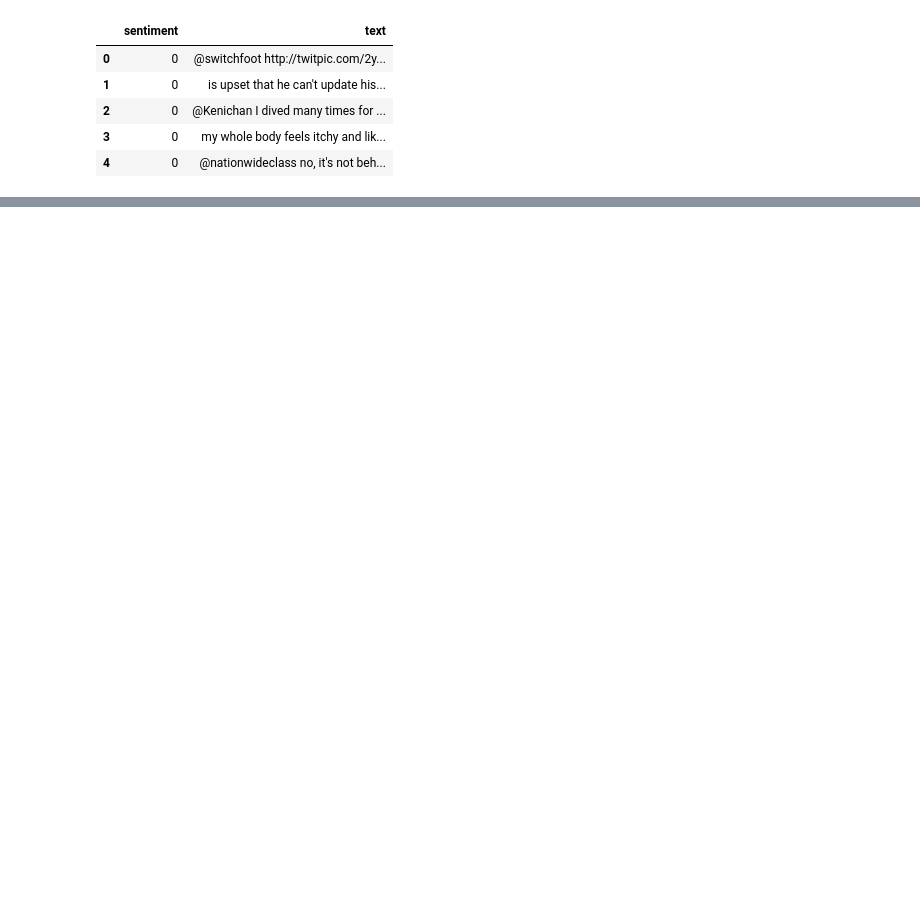
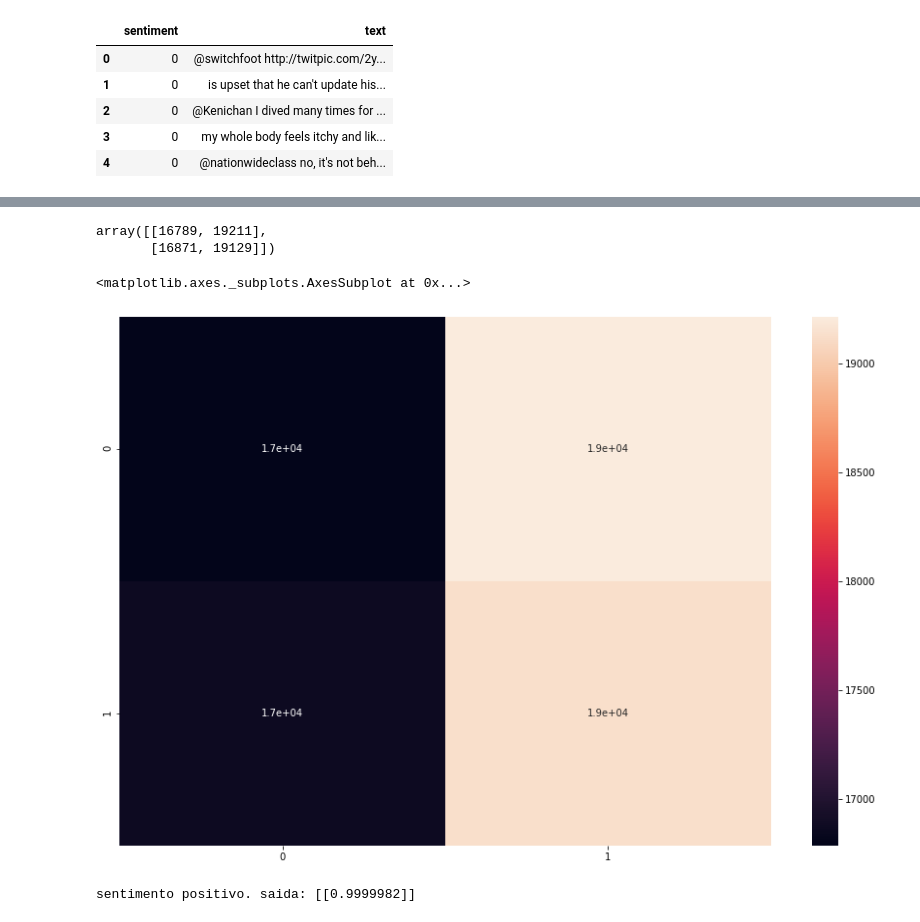
Before and after one commit to LaisFSGomes/Classificacao-de-Sentimentos-com-CNN, a Jupyter notebook: Classificação_de_Sentimentos_usando_Redes_Neurais_Convolucionais.ipynb, the cells around one changed output, grey strips where cells are left out. Cells and saved outputs as stored; diff of their text form; code cells hidden in the pictures; blank space fills up the shorter version.

```diff
--- a/Classificação_de_Sentimentos_usando_Redes_Neurais_Convolucionais.ipynb
+++ b/Classificação_de_Sentimentos_usando_Redes_Neurais_Convolucionais.ipynb
@@ -312,5 +272,4 @@ if ckpt_manager.latest_checkpoint:
 # %%
 #treinamento
-history = Dcnn.fit(train_inputs, train_labels, batch_size = batch_size, epochs = nb_epochs, verbose = 1, validation_split = 0.10)
-ckpt_manager.save()
+history = Dcnn.fit(train_X, train_y, batch_size = batch_size, epochs = nb_epochs, verbose = 1, validation_split = 0.10)
 # %% [output]
@@ -348,2 +291,2 @@ print(results) #erro, acurácia
 # %%
-y_pred_test = Dcnn.predict(test_inputs)
+y_preditor_test = Dcnn.predict(test_X)
@@ -424,0 +307,3 @@ array([[1.9747884e-05]], dtype=float32)
+# %%
+saida_treinamento = (y_preditor_test > 0.5)
+saida_treinamento
@@ -424,0 +333,31 @@ array([[1.9747884e-05]], dtype=float32)
+# %%
+cm = confusion_matrix(test_y, saida_treinamento)
+cm
+#reg da classe 0 classificado como 0 | reg da classe 0 classificado como 1
+#reg da classe 1 classificado como 1 | reg da classe 1 classificado como 1
+# %% [output]
+array([[16789, 19211],
+       [16871, 19129]])
+# %%
+fig, ax = plt.subplots(figsize=(15, 10))
+sns.heatmap(cm, annot=True)
+
+#linha vestical: classe
+#linha horizontal: como foi classificado
+
+#classe 0 classificado como 0, classe 0 classificado como 1
+#classe 1 classificado como 0, classe 1 classificado como 1
+# %% [output]
+<matplotlib.axes._subplots.AxesSubplot at 0x...>
+[figure, added]
+# %%
+text = 'i love you'
+text = tokenizer.encode(text)
+prob = Dcnn(np.array([text]), training=False).numpy()
+
+if prob > 0.5:
+  print("sentimento positivo. saida:", prob)
+else:
+  print("sentimento negativo. saida:", prob)
+# %% [output]
+sentimento positivo. saida: [[0.9999982]]
```
Also changed, not shown: parts of 85 cells of this notebook.
